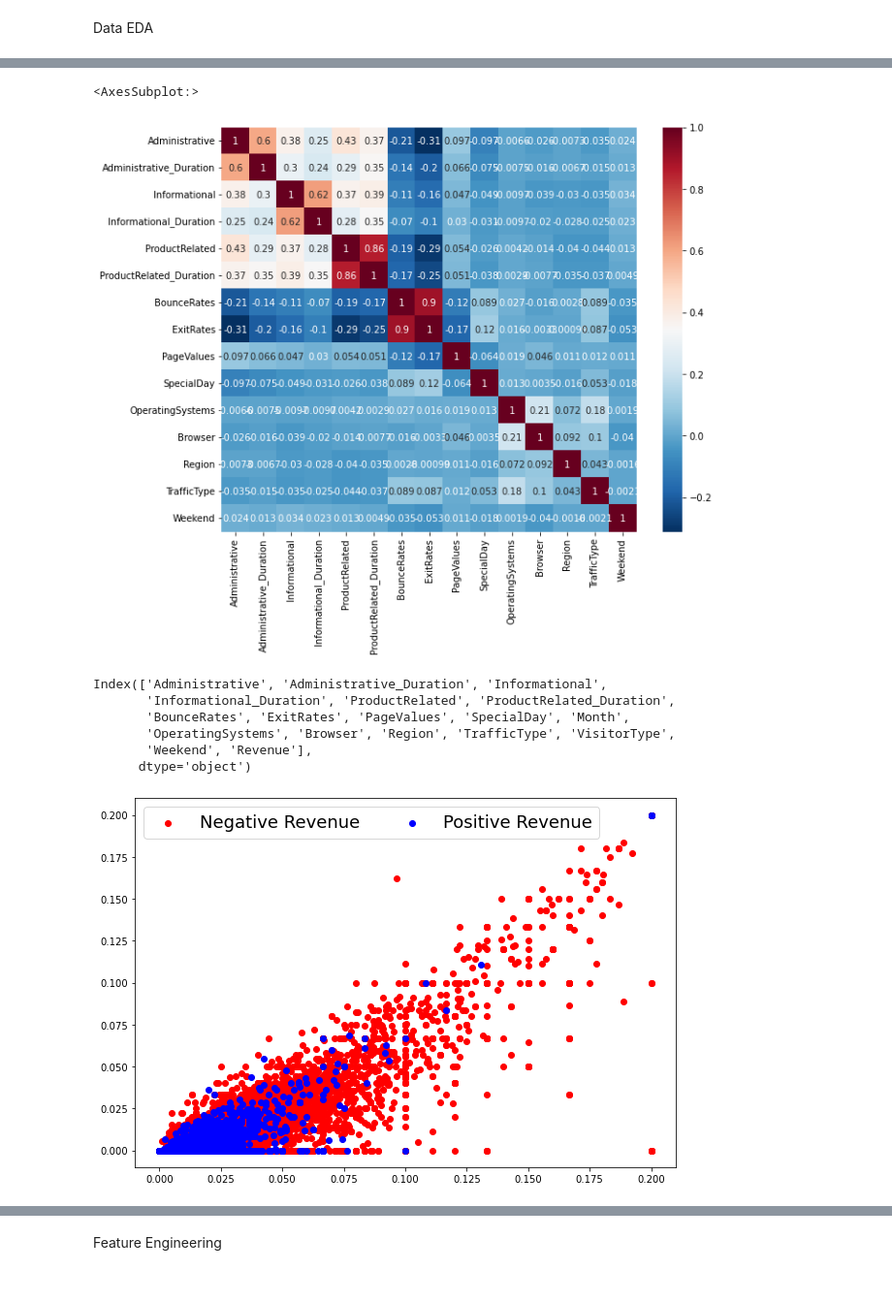
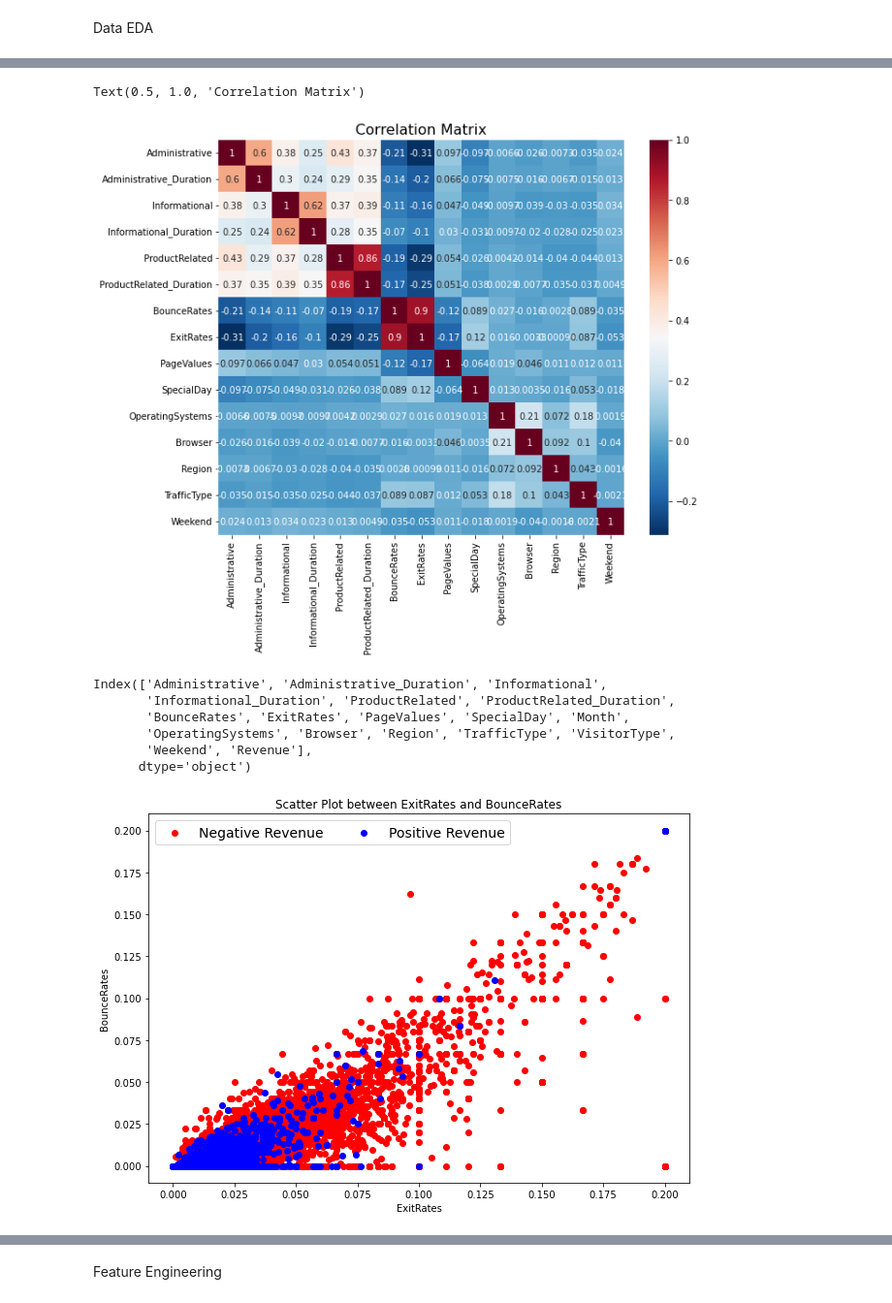
Before and after one commit to LBNphoenix/Aicadium_code, a Jupyter notebook: Aicadium_code.ipynb, the cells around one changed output, grey strips where cells are left out. Shown: that part at 97% size. Cells and saved outputs as stored; diff of their text form; code cells hidden in the pictures.

```diff
--- a/Aicadium_code.ipynb
+++ b/Aicadium_code.ipynb
@@ -125,9 +131,10 @@ for idx in range(1, cat_feature_size+1):
 corr_matrix = df_eco_dropdp.loc[:, df_eco_dropdp.columns!= 'Revenue'].corr()
 plt.figure(figsize = (10,8))
 sns.heatmap(corr_matrix, cmap = 'RdBu_r', annot= True)
+plt.title('Correlation Matrix', fontsize = 16)
 # %% [output]
-<AxesSubplot:>
+Text(0.5, 1.0, 'Correlation Matrix')
-[figure, old version]
+[figure, new version]
 # %%
 df_eco_dropdp.columns
 # %% [output]
@@ -140,17 +147,20 @@ Index(['Administrative', 'Administrative_Duration', 'Informational',
 # %%
 plt.figure(figsize = (10,7))
 
 scatter2 = plt.scatter(x='ExitRates',y='BounceRates', data =df_eco_dropdp[df_eco_dropdp['Revenue']==False], c = 'red')
 scatter1 = plt.scatter(x='ExitRates',y='BounceRates', data =df_eco_dropdp[df_eco_dropdp['Revenue']==True], c= 'blue')
 plt.legend((scatter2, scatter1),
            ('Negative Revenue', 'Positive Revenue',),
            scatterpoints=1,
            loc='upper left',
            ncol=3,
-           fontsize=18)
+           fontsize=14)
+plt.title('Scatter Plot between ExitRates and BounceRates')
+plt.xlabel('ExitRates')
+plt.ylabel('BounceRates')
 plt.show()
 # %% [output]
-[figure, old version]
+[figure, new version]
 # %%
 plt.figure(figsize = (10,7))
 
```
Also changed, not shown: parts of 33 cells of this notebook.
